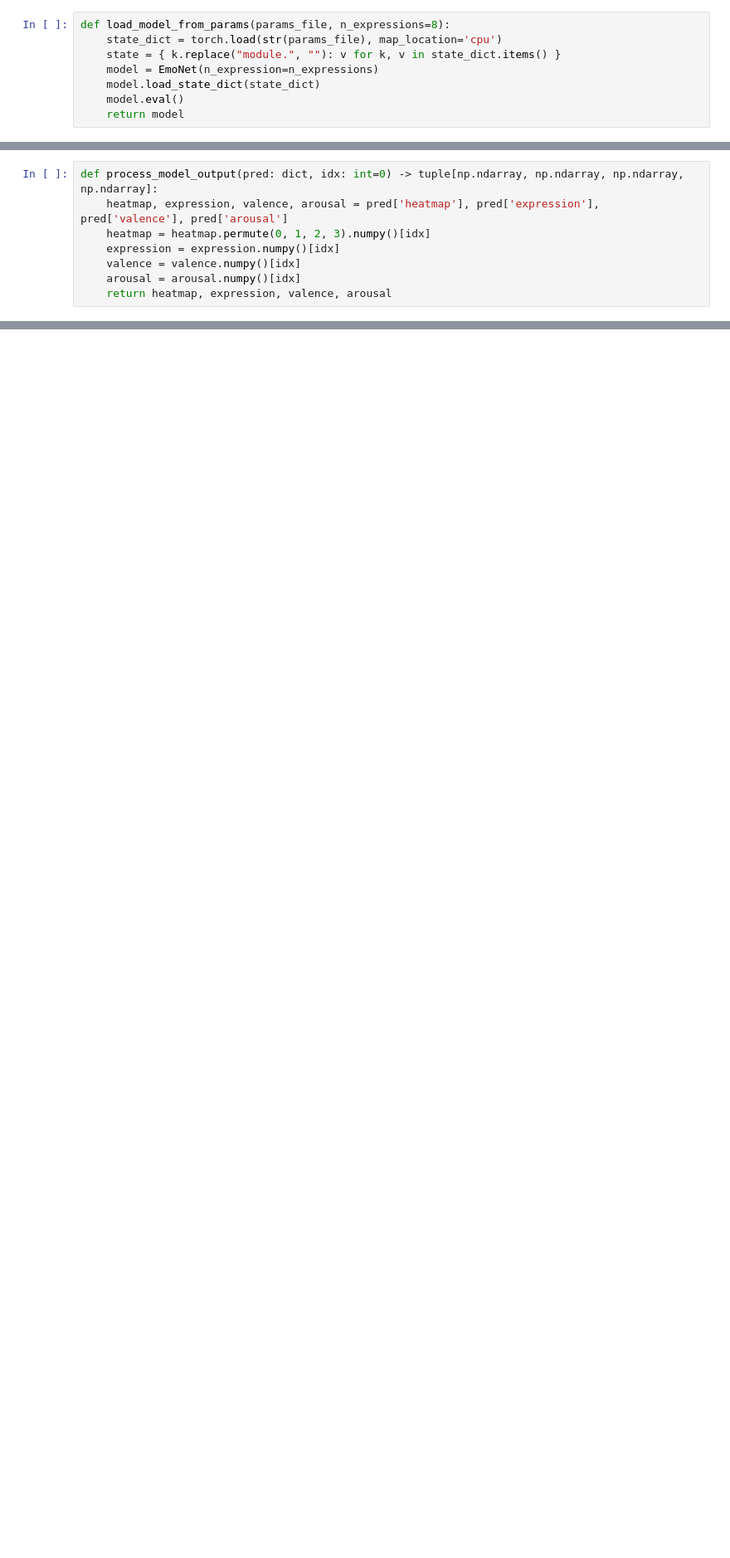
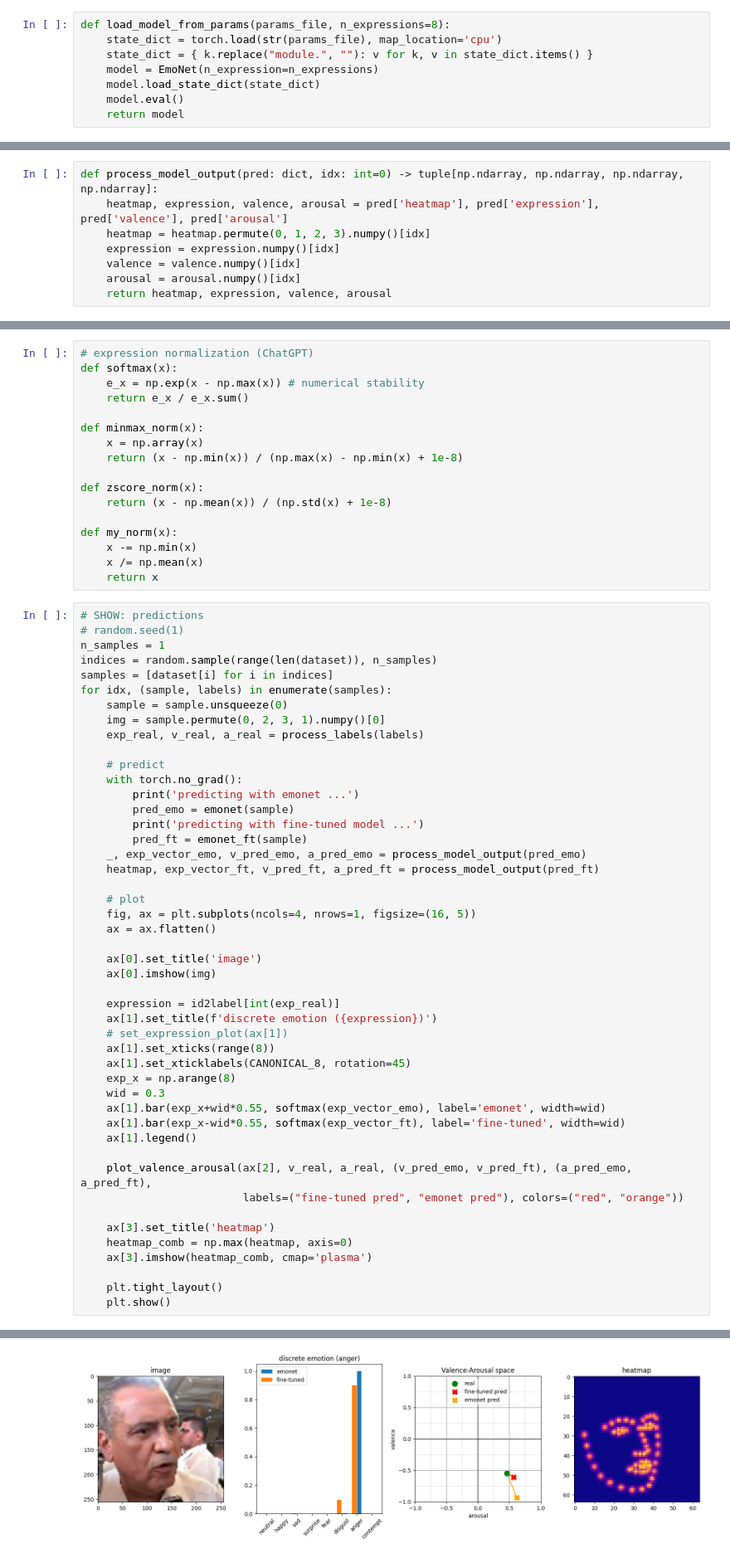
Before and after one commit to MattThePerson/emonet-fine-tuning, a Jupyter notebook: notebooks/VISUALIZE_model_pred.ipynb, the cells around one changed output, grey strips where cells are left out. Shown at 83% size. Saved outputs shown, nothing was run; the diff lists cells and outputs as text; blank space fills up the shorter version.

```diff
--- a/notebooks/VISUALIZE_model_pred.ipynb
+++ b/notebooks/VISUALIZE_model_pred.ipynb
@@ -60,7 +61,7 @@ Label map (fixed to EmoNet order): {'neutral': 0, 'happy': 1, 'sad': 2, 'surpris
 # %%
 def load_model_from_params(params_file, n_expressions=8):
     state_dict = torch.load(str(params_file), map_location='cpu')
-    state = { k.replace("module.", ""): v for k, v in state_dict.items() }
+    state_dict = { k.replace("module.", ""): v for k, v in state_dict.items() }
     model = EmoNet(n_expression=n_expressions)
     model.load_state_dict(state_dict)
     model.eval()
@@ -174,0 +129,65 @@ plt.show()
+# %%
+# expression normalization (ChatGPT)
+def softmax(x):
+    e_x = np.exp(x - np.max(x)) # numerical stability
+    return e_x / e_x.sum()
+
+def minmax_norm(x):
+    x = np.array(x)
+    return (x - np.min(x)) / (np.max(x) - np.min(x) + 1e-8)
+
+def zscore_norm(x):
+    return (x - np.mean(x)) / (np.std(x) + 1e-8)
+
+def my_norm(x):
+    x -= np.min(x)
+    x /= np.mean(x)
+    return x
+# %%
+# SHOW: predictions
+# random.seed(1)
+n_samples = 1
+indices = random.sample(range(len(dataset)), n_samples)
+samples = [dataset[i] for i in indices]
+for idx, (sample, labels) in enumerate(samples):
+    sample = sample.unsqueeze(0)
+    img = sample.permute(0, 2, 3, 1).numpy()[0]
+    exp_real, v_real, a_real = process_labels(labels)
+
+    # predict
+    with torch.no_grad():
+        print('predicting with emonet ...')
+        pred_emo = emonet(sample)
+        print('predicting with fine-tuned model ...')
+        pred_ft = emonet_ft(sample)
+    _, exp_vector_emo, v_pred_emo, a_pred_emo = process_model_output(pred_emo)
+    heatmap, exp_vector_ft, v_pred_ft, a_pred_ft = process_model_output(pred_ft)
+
+    # plot
+    fig, ax = plt.subplots(ncols=4, nrows=1, figsize=(16, 5))
+    ax = ax.flatten()
+
+    ax[0].set_title('image')
+    ax[0].imshow(img)
+
+    expression = id2label[int(exp_real)]
+    ax[1].set_title(f'discrete emotion ({expression})')
+    # set_expression_plot(ax[1])
+    ax[1].set_xticks(range(8))
+    ax[1].set_xticklabels(CANONICAL_8, rotation=45)
+    exp_x = np.arange(8)
+    wid = 0.3
+    ax[1].bar(exp_x+wid*0.55, softmax(exp_vector_emo), label='emonet', width=wid)
+    ax[1].bar(exp_x-wid*0.55, softmax(exp_vector_ft), label='fine-tuned', width=wid)
+    ax[1].legend()
+
+    plot_valence_arousal(ax[2], v_real, a_real, (v_pred_emo, v_pred_ft), (a_pred_emo, a_pred_ft),
+                         labels=("fine-tuned pred", "emonet pred"), colors=("red", "orange"))
+
+    ax[3].set_title('heatmap')
+    heatmap_comb = np.max(heatmap, axis=0)
+    ax[3].imshow(heatmap_comb, cmap='plasma')
+
+    plt.tight_layout()
+    plt.show()
+# %% [output]
@@ -174,0 +196 @@ plt.show()
+[figure, added]
```
Also changed, not shown: parts of 9 cells of this notebook, 20 other files.
